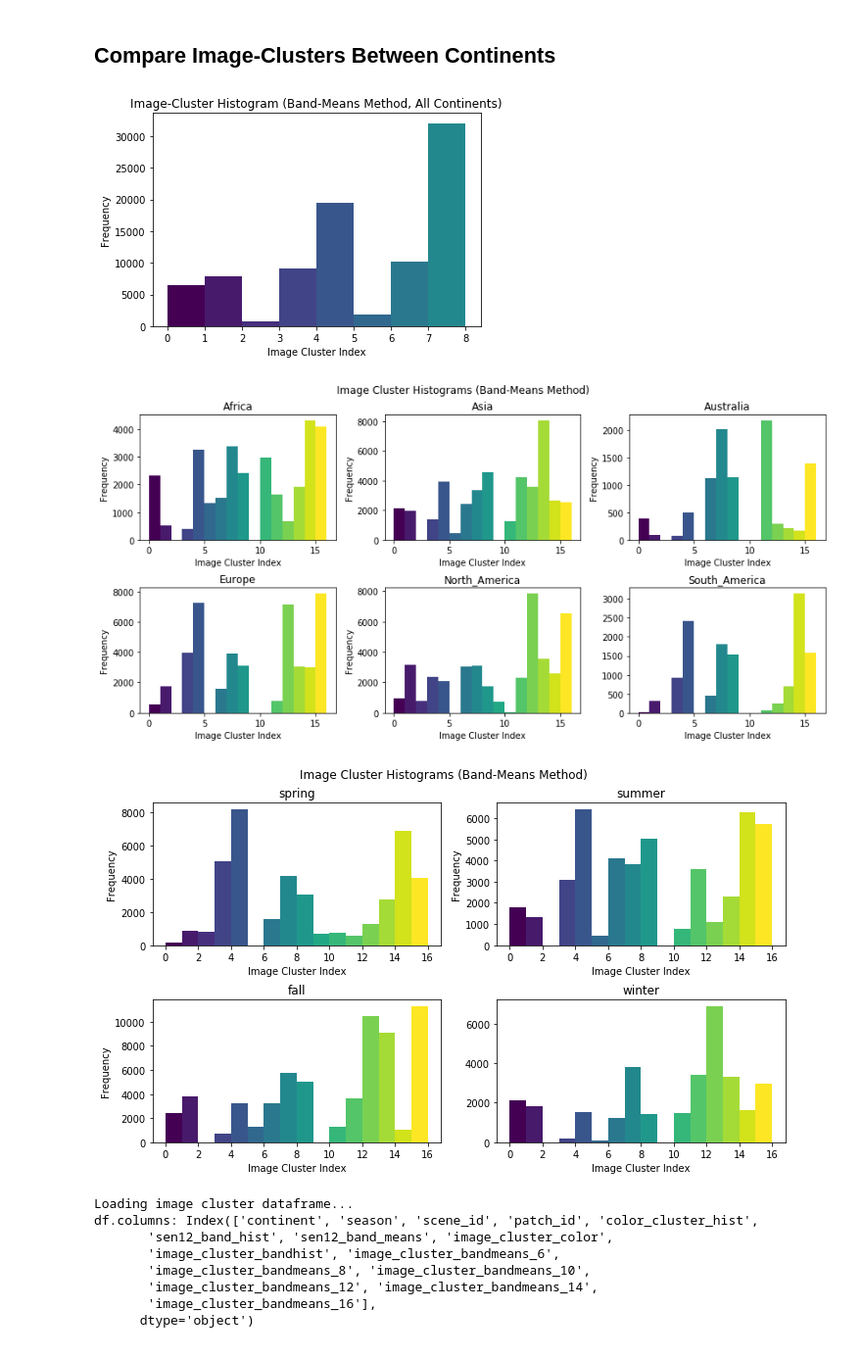
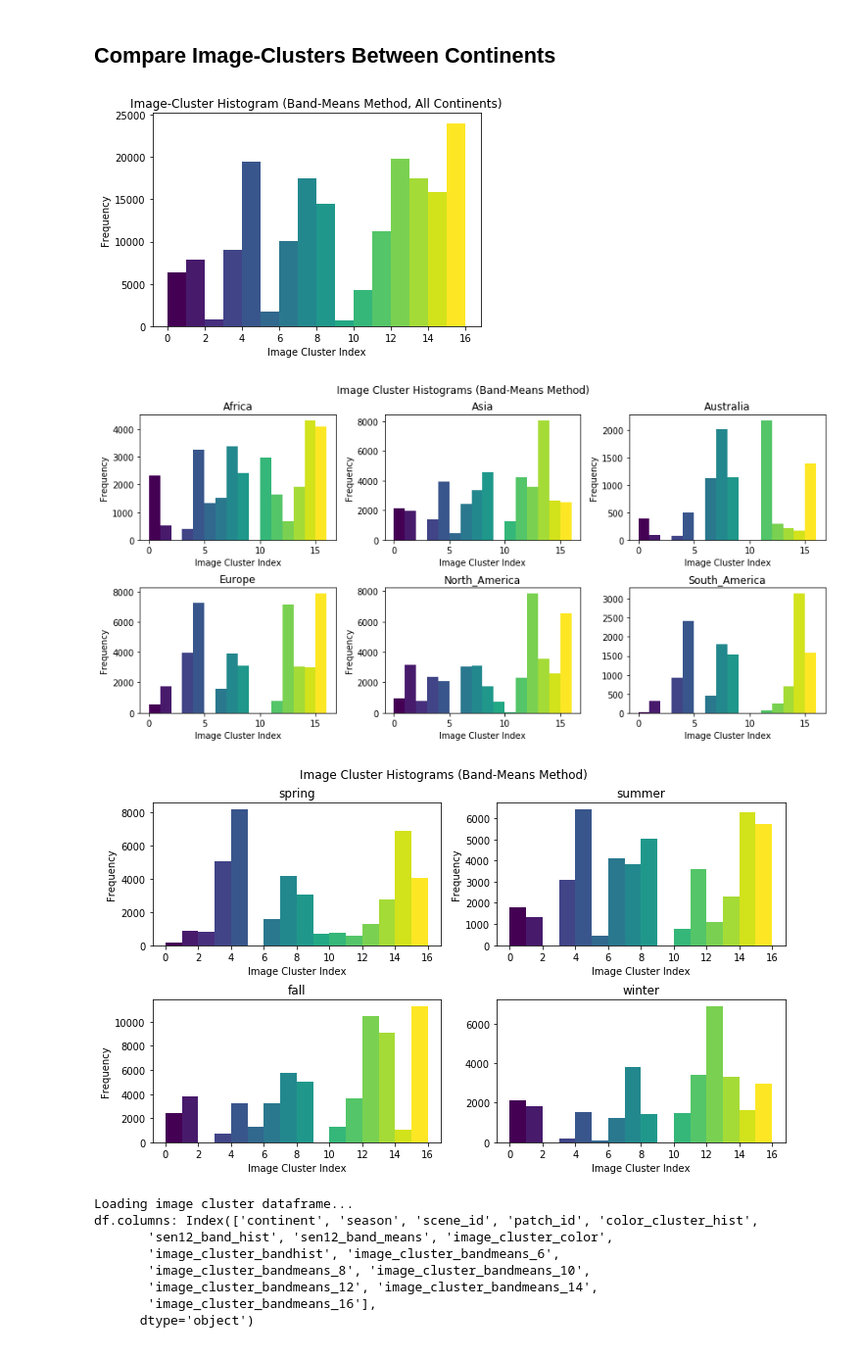
Before and after one commit to lucashu1/land-cover, a Jupyter notebook: jupyter_notebooks/kmeans.ipynb, the cells around one changed output. Shown at 98% size. Drawn from its saved outputs; the diff is of its cells as text; code cells hidden in the pictures.

```diff
--- a/jupyter_notebooks/kmeans.ipynb
+++ b/jupyter_notebooks/kmeans.ipynb
@@ -1014,7 +1015,7 @@ cmap = plt.cm.viridis  # define the colormap
 cmaplist = [cmap(i) for i in np.linspace(0, 1, num_image_clusters)]
 
 # plot histogram for all continents
-N, bins, patches = plt.hist(df[cluster_col], bins=range(0,num_clusters+1), density=False)
+N, bins, patches = plt.hist(df[cluster_col], bins=range(0,num_image_clusters+1), density=False)
 for i in range(len(patches)):
     patches[i].set_facecolor(cmaplist[i])
 plt.title(f'Image-Cluster Histogram ({method_name} Method, All Continents)')
@@ -1036,34 +1037,34 @@ for i, continent in enumerate(config['all_continents']):
     axes[row, col].set_xlabel('Image Cluster Index')
     axes[row, col].set_ylabel('Frequency')
     col += 1
 fig.tight_layout()
 plt.suptitle(f'Image Cluster Histograms ({method_name} Method)')
 fig.subplots_adjust(top=0.90)
 plt.ylabel('')
 plt.show()
 
 # Plot each individual season
 fig, axes = plt.subplots(2, 2, figsize=(10, 6))
 row, col = 0, 0
 for i, season in enumerate(config['all_seasons']):
     if col >= 2:
         row += 1
         col = 0
     N, bins, patches = axes[row, col].hist(df.loc[df['season'] == season][cluster_col],
                                            bins=range(0,num_image_clusters+1), density=False)
     for j in range(len(patches)):
         patches[j].set_facecolor(cmaplist[j])
     axes[row, col].set_title(season)
     axes[row, col].set_xlabel('Image Cluster Index')
     axes[row, col].set_ylabel('Frequency')
     col += 1
 fig.tight_layout()
 plt.suptitle(f'Image Cluster Histograms ({method_name} Method)')
 fig.subplots_adjust(top=0.90)
 plt.ylabel('')
 plt.show()
 # %% [output]
-[figure, old version]
+[figure, new version]
 [figure]
 [figure]
 # %%
```
Also changed, not shown: parts of 1 cell of this notebook, 2 other files.
